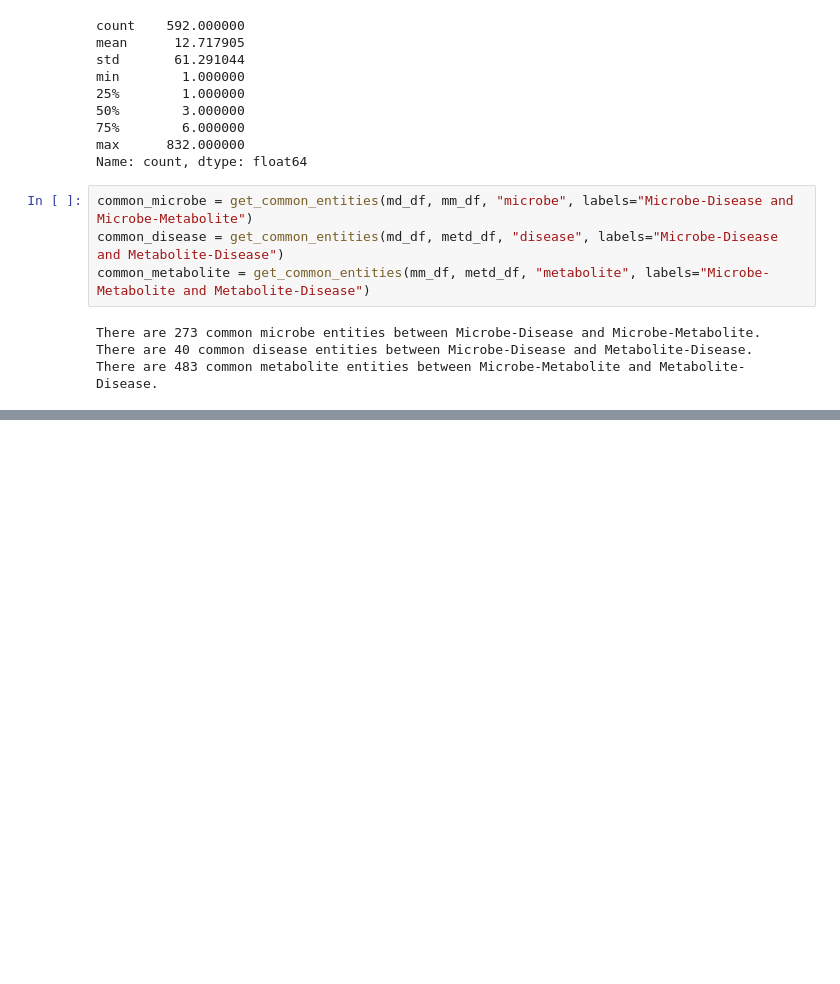
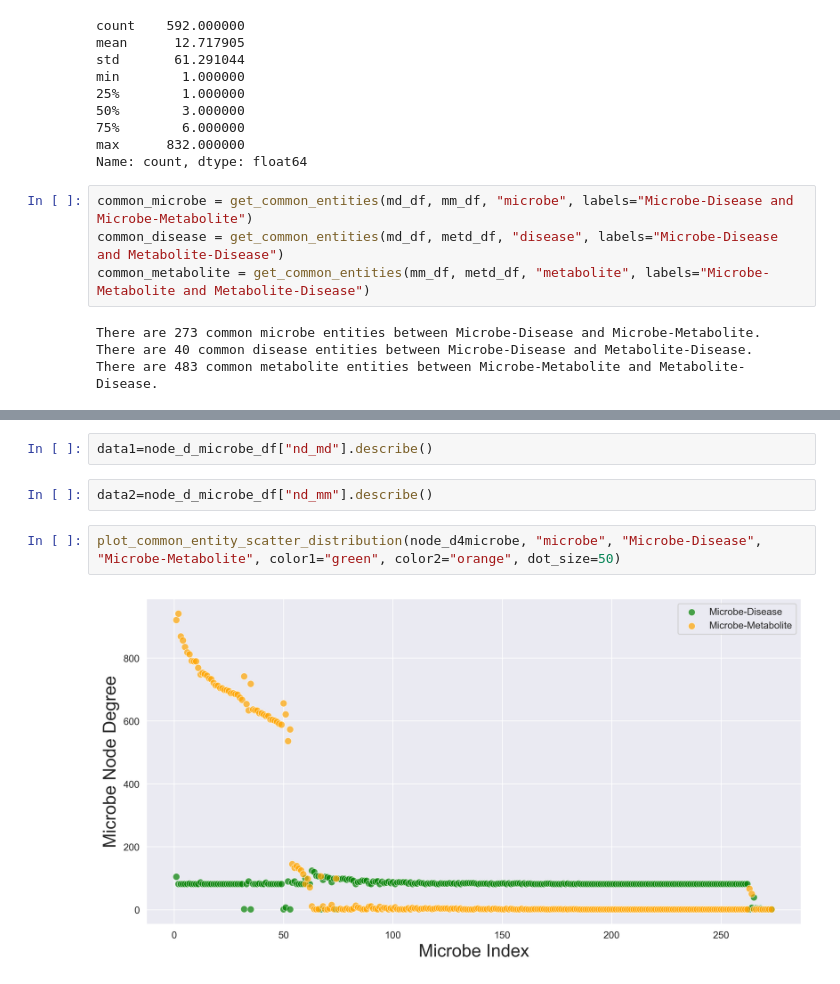
Before and after one commit to lucyzhang95/MAGNN_MKG, a Jupyter notebook: analysis/correlation.ipynb, the cells around one changed output, grey strips where cells are left out. Saved outputs shown, nothing was run; the diff lists cells and outputs as text; blank space fills up the shorter version.

```diff
--- a/analysis/correlation.ipynb
+++ b/analysis/correlation.ipynb
@@ -177,0 +184,8 @@ plot_common_entity_node_degree_distribution(
+# %%
+data1=node_d_microbe_df["nd_md"].describe()
+# %%
+data2=node_d_microbe_df["nd_mm"].describe()
+# %%
+plot_common_entity_scatter_distribution(node_d4microbe, "microbe", "Microbe-Disease", "Microbe-Metabolite", color1="green", color2="orange", dot_size=50)
+# %% [output]
+[figure, added]
```
Also changed, not shown: parts of 17 cells of this notebook.
